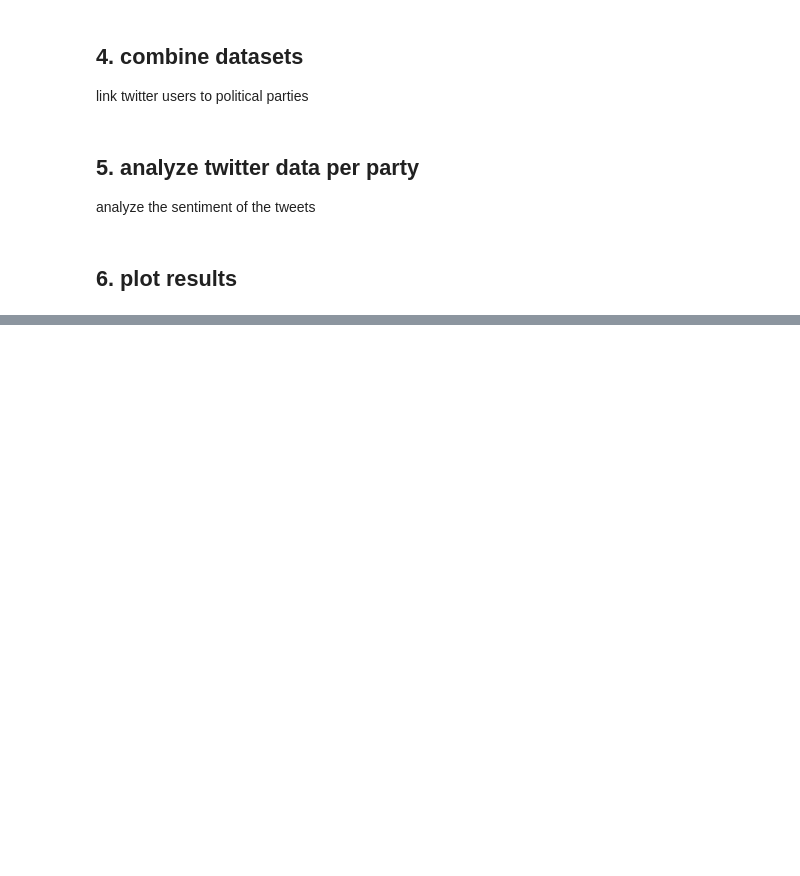
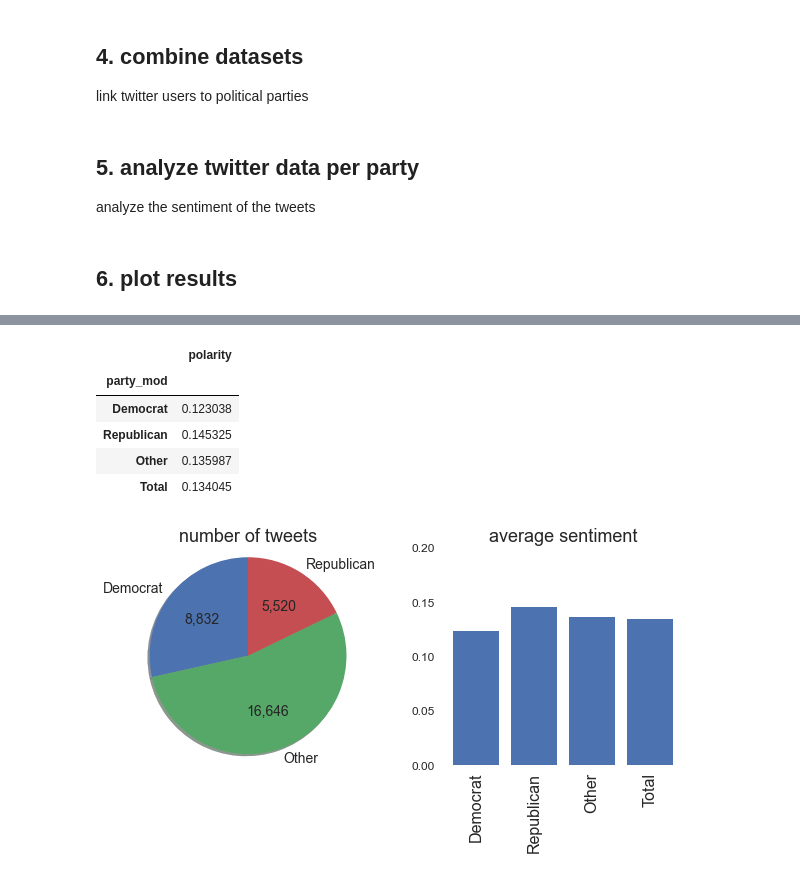
Before and after one commit to MAMBA-python/course-material, a Jupyter notebook: practical_examples/02_data_analysis/03_congress_twitter_analysis/congress_twitter_analysis.ipynb, the cells around one changed output, grey strips where cells are left out. Saved outputs shown, nothing was run; the diff lists cells and outputs as text; code cells hidden in the pictures; blank space fills up the shorter version.

```diff
--- a/practical_examples/02_data_analysis/03_congress_twitter_analysis/congress_twitter_analysis.ipynb
+++ b/practical_examples/02_data_analysis/03_congress_twitter_analysis/congress_twitter_analysis.ipynb
@@ -174,34 +196,42 @@ total = sum(chart_1['party'])
 ax1, ax2  = axs[0], axs[1]
 # ax3, ax4 = axs[1, 0], axs[1, 1]
 ax1.pie(chart_1['party'].values, labels=chart_1['party'].index,
         autopct=lambda p: '{:,.0f}'.format(p * total / 100), #explode=[ 0.05, 0.05, 0.05] ,
         shadow=True, startangle=90, textprops={'fontsize': 14})
 
 ax1.set_title('number of tweets', fontsize=18)
 ax1.axis('equal')
 
-chart_2 = twitter_data_rel.groupby(['party_mod']).mean()
+chart_2 = twitter_data_rel[['polarity','party_mod']].groupby(['party_mod']).mean()
 chart_2 = chart_2.reindex(['Democrat', 'Republican', 'Other'])
 chart_2.loc['Total']= twitter_data_rel.polarity.mean()
 
 
 ax2.bar([ 0, 1, 2, 3], chart_2.values[:,0])
 
 ax2.set_xticks(np.arange(-0, 4, 1))
 ax2.set_xticklabels(chart_2.index.values, rotation=90)
 
 
 ax2.tick_params(axis='x', which='major', labelsize=16)
 
 ax2.set_yticks(np.arange(0,0.25,0.05))
 ax2.tick_params(axis='y', which='major', labelsize=12)
 
 ax2.patch.set_facecolor('none')
 ax2.set_title('average sentiment', fontsize=18);
 plt.subplots_adjust(wspace=0.3)
 fig.savefig(r'figures/pie_bar_charts.png', bbox_inches='tight')
 
 chart_2
+# %% [output]
+|  | polarity |
+| party_mod |  |
+| Democrat | 0.123038 |
+| Republican | 0.145325 |
+| Other | 0.135987 |
+| Total | 0.134045 |
+[figure, added]
 # %%
 # plot
 fig = plt.figure(figsize=(16,16/2.75))
```
Also changed, not shown: parts of 7 cells of this notebook.
